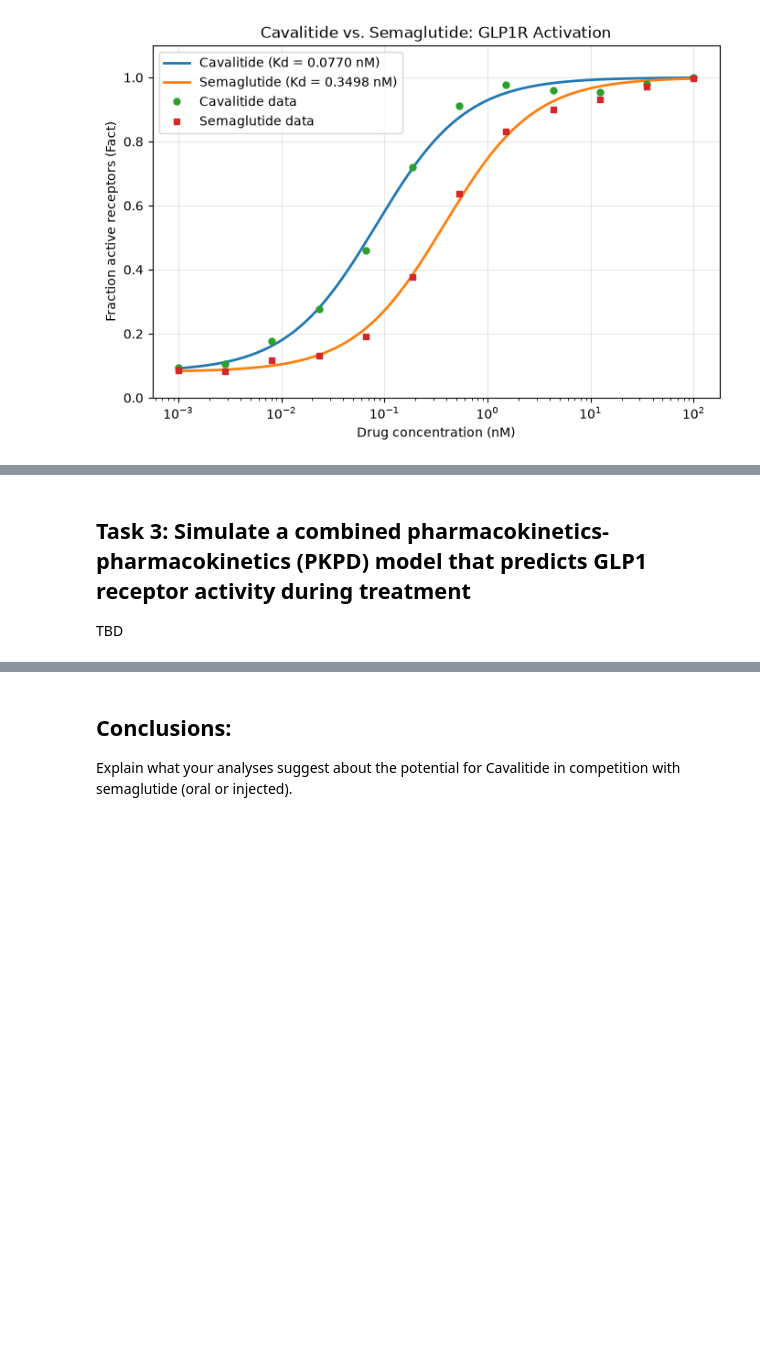
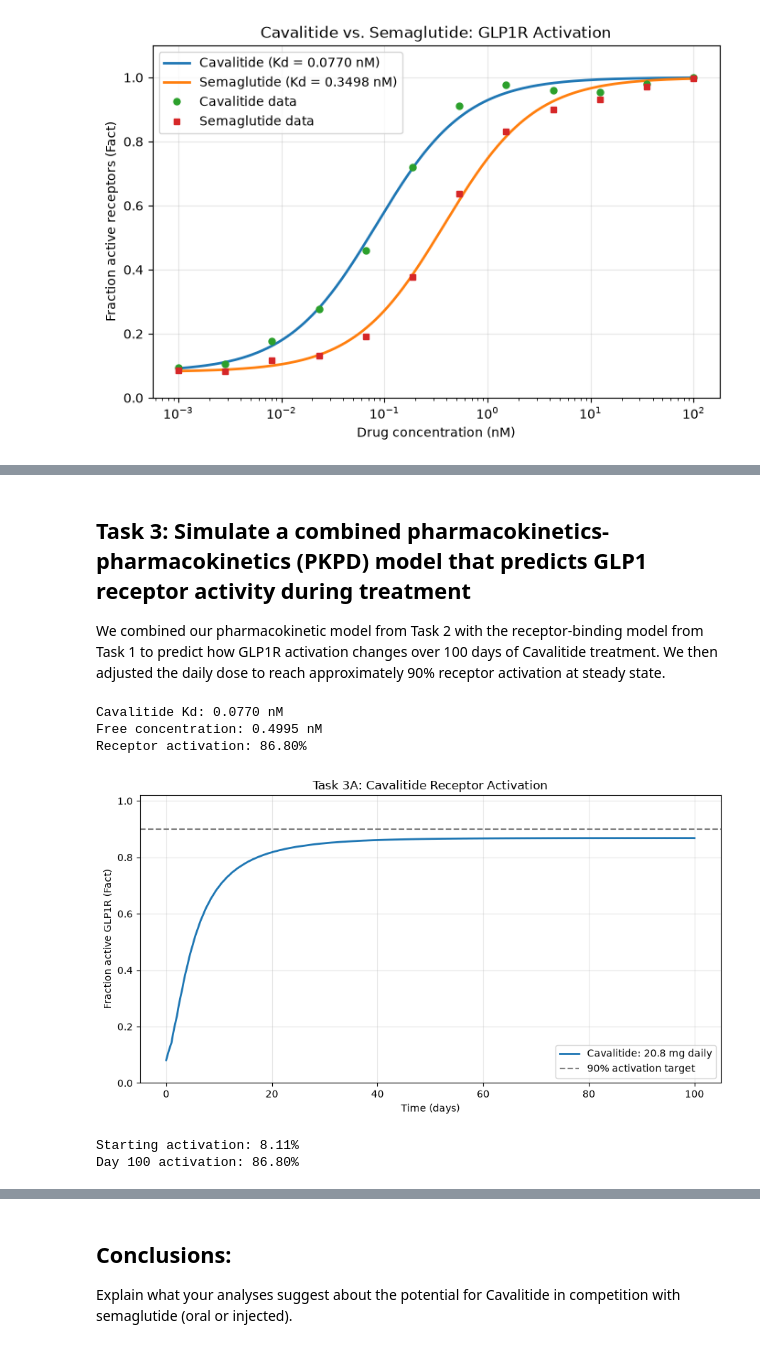
Before and after one commit to aloniabghirmay/BME2315_Module3, a Jupyter notebook: Module3_Project_Aloniab_Mona.ipynb, the cells around one changed output, grey strips where cells are left out. Cells and saved outputs as stored; diff of their text form; code cells hidden in the pictures; blank space fills up the shorter version.

```diff
--- a/Module3_Project_Aloniab_Mona.ipynb
+++ b/Module3_Project_Aloniab_Mona.ipynb
@@ -178,4 +437,73 @@ TBD
 # %% [markdown]
 ## Task 3: Simulate a combined pharmacokinetics-pharmacokinetics (PKPD) model that predicts GLP1 receptor activity during treatment
 
-TBD
+We combined our pharmacokinetic model from Task 2 with the receptor-binding model from Task 1 to predict how GLP1R activation changes over 100 days of Cavalitide treatment. We then adjusted the daily dose to reach approximately 90% receptor activation at steady state.
+# %%
+
+import numpy as np
+import matplotlib.pyplot as plt
+
+# Binding values from Task 1
+Kd_Cav = Kd_Cavalitide
+Kd_GLP1 = 0.17
+GLP1_fasting = 0.015
+
+# Calculate receptor activation from drug concentration
+def receptor_activation(cavalitide_nM):
+
+    glp1_part = GLP1_fasting / Kd_GLP1
+    cavalitide_part = cavalitide_nM / Kd_Cav
+
+    return (glp1_part + cavalitide_part) / (
+        1 + glp1_part + cavalitide_part
+    )
+
+# Use the blood concentrations from Task 2
+Fact_phase1 = receptor_activation(C_opt)
+
+# Check receptor activation at day 100
+print(f"Cavalitide Kd: {Kd_Cav:.4f} nM")
+print(f"Free concentration: {C_opt[-1]:.4f} nM")
+print(f"Receptor activation: {Fact_phase1[-1] * 100:.2f}%")
+# %% [output]
+Cavalitide Kd: 0.0770 nM
+Free concentration: 0.4995 nM
+Receptor activation: 86.80%
+# %%
+
+# Plot receptor activation over 100 days
+plt.figure(figsize=(9, 5))
+
+plt.plot(
+    t_opt,
+    Fact_phase1,
+    linewidth=2,
+    label="Cavalitide: 20.8 mg daily"
+)
+
+# Show our new target
+plt.axhline(
+    0.90,
+    linestyle="--",
+    color="gray",
+    label="90% activation target"
+)
+
+plt.xlabel("Time (days)")
+plt.ylabel("Fraction active GLP1R (Fact)")
+plt.title("Task 3A: Cavalitide Receptor Activation")
+plt.ylim(0, 1.02)
+plt.grid(True, alpha=0.3)
+plt.legend()
+plt.tight_layout()
+
+plt.savefig("Task3A_Cavalitide_PKPD.png", dpi=300)
+plt.show()
+
+# Check our starting and final activation
+print(f"Starting activation: {Fact_phase1[0] * 100:.2f}%")
+print(f"Day 100 activation: {Fact_phase1[-1] * 100:.2f}%")
+# %% [output]
+[figure, added]
+Starting activation: 8.11%
+Day 100 activation: 86.80%
```
Also changed, not shown: parts of 9 cells of this notebook, 5 other files.
